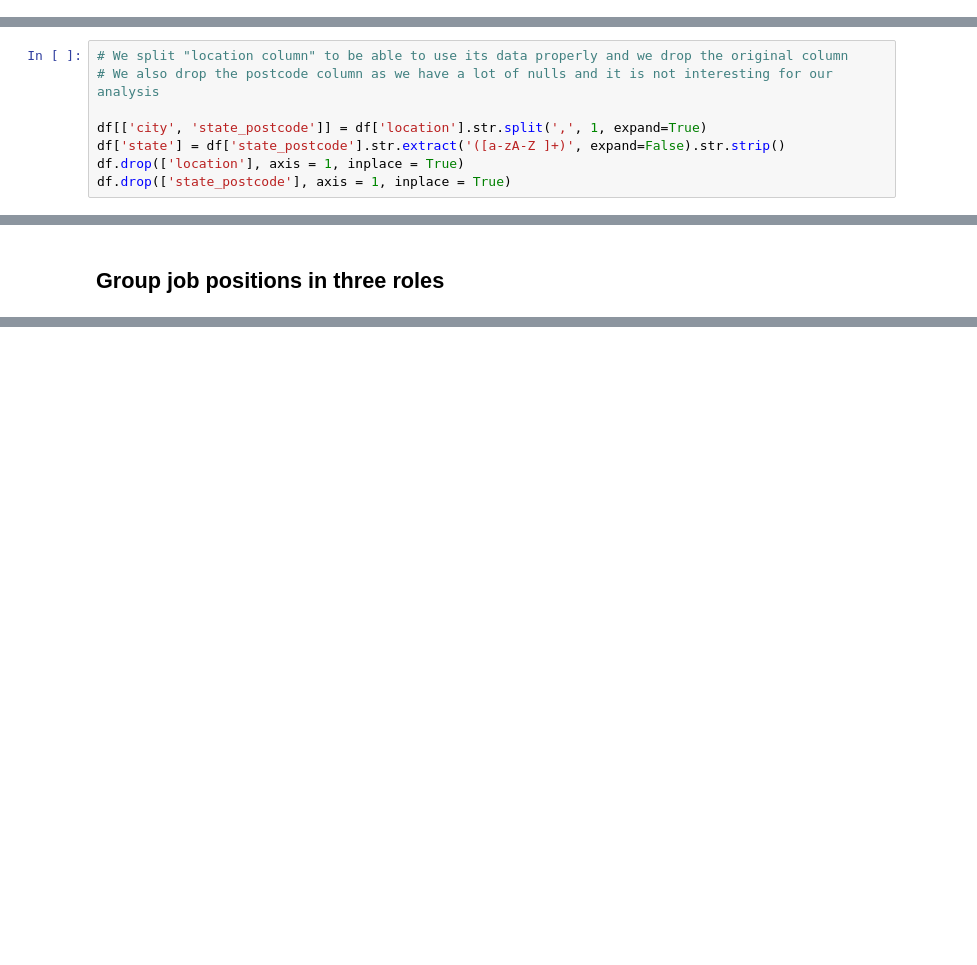
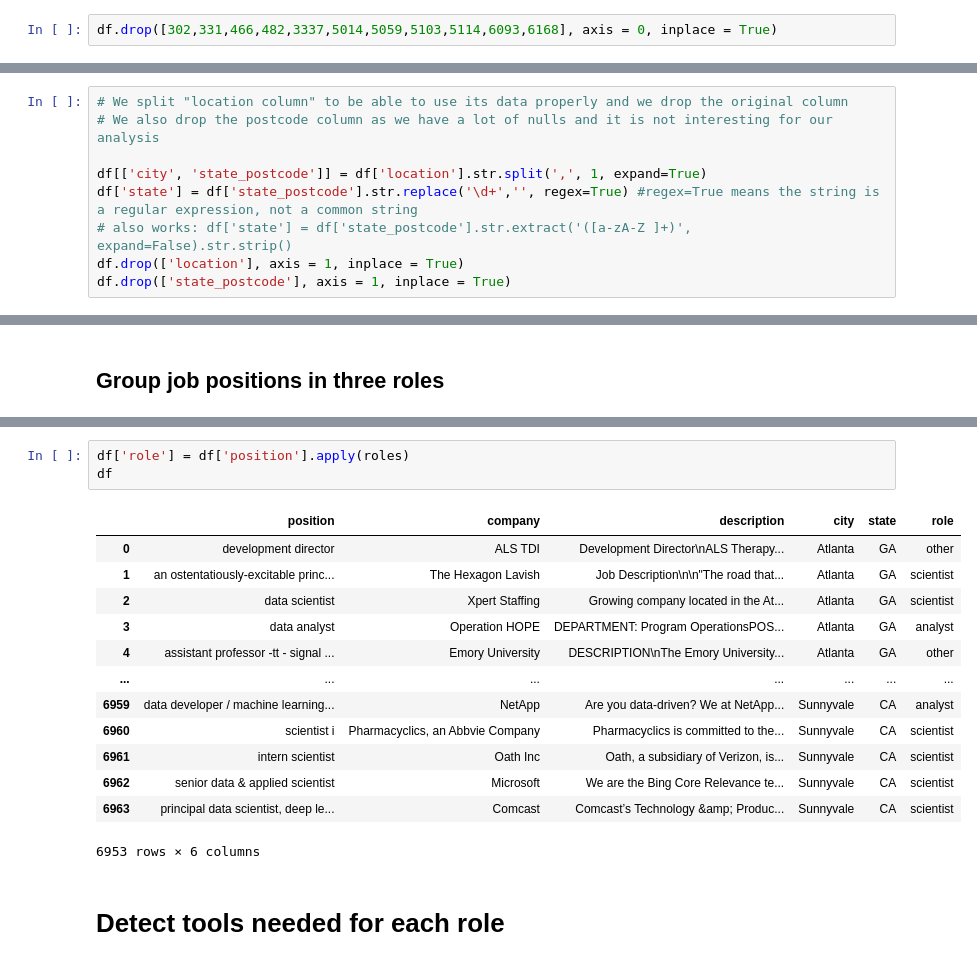
Before and after one commit to rogerserret/IronRoger, a Jupyter notebook: week2_classexs/group_case/Data_analyst_jobs_case.ipynb, the cells around one changed output, grey strips where cells are left out. Saved outputs shown, nothing was run; the diff lists cells and outputs as text; blank space fills up the shorter version.

```diff
--- a/week2_classexs/group_case/Data_analyst_jobs_case.ipynb
+++ b/week2_classexs/group_case/Data_analyst_jobs_case.ipynb
@@ -58,3 +76,5 @@ df.drop(['reviews'], axis = 1, inplace = True)
+# %%
+df.drop([302,331,466,482,3337,5014,5059,5103,5114,6093,6168], axis = 0, inplace = True)
 # %%
 df.columns
 # %% [output]
@@ -66,7 +122,8 @@ Index(['position', 'company', 'description', 'location'], dtype='object')
 # We also drop the postcode column as we have a lot of nulls and it is not interesting for our analysis
 
 df[['city', 'state_postcode']] = df['location'].str.split(',', 1, expand=True)
-df['state'] = df['state_postcode'].str.extract('([a-zA-Z ]+)', expand=False).str.strip()
+df['state'] = df['state_postcode'].str.replace('\d+','', regex=True) #regex=True means the string is a regular expression, not a common string
+# also works: df['state'] = df['state_postcode'].str.extract('([a-zA-Z ]+)', expand=False).str.strip()
 df.drop(['location'], axis = 1, inplace = True)
 df.drop(['state_postcode'], axis = 1, inplace = True)
 # %%
@@ -91,0 +161,19 @@ df
+# %%
+df['role'] = df['position'].apply(roles)
+df
+# %% [output]
+|  | position | company | description | city | state | role |
+| 0 | development director | ALS TDI | Development Director\nALS Therapy... | Atlanta | GA | other |
+| 1 | an ostentatiously-excitable princ... | The Hexagon Lavish | Job Description\n\n"The road that... | Atlanta | GA | scientist |
+| 2 | data scientist | Xpert Staffing | Growing company located in the At... | Atlanta | GA | scientist |
+| 3 | data analyst | Operation HOPE | DEPARTMENT: Program OperationsPOS... | Atlanta | GA | analyst |
+| 4 | assistant professor -tt - signal ... | Emory University | DESCRIPTION\nThe Emory University... | Atlanta | GA | other |
+| ... | ... | ... | ... | ... | ... | ... |
+| 6959 | data developer / machine learning... | NetApp | Are you data-driven? We at NetApp... | Sunnyvale | CA | analyst |
+| 6960 | scientist i | Pharmacyclics, an Abbvie Company | Pharmacyclics is committed to the... | Sunnyvale | CA | scientist |
+| 6961 | intern scientist | Oath Inc | Oath, a subsidiary of Verizon, is... | Sunnyvale | CA | scientist |
+| 6962 | senior data & applied scientist | Microsoft | We are the Bing Core Relevance te... | Sunnyvale | CA | scientist |
+| 6963 | principal data scientist, deep le... | Comcast | Comcast’s Technology &amp; Produc... | Sunnyvale | CA | scientist |
+6953 rows × 6 columns
+# %% [markdown]
+# Detect tools needed for each role
```
Also changed, not shown: parts of 19 cells of this notebook, 3 other files.
